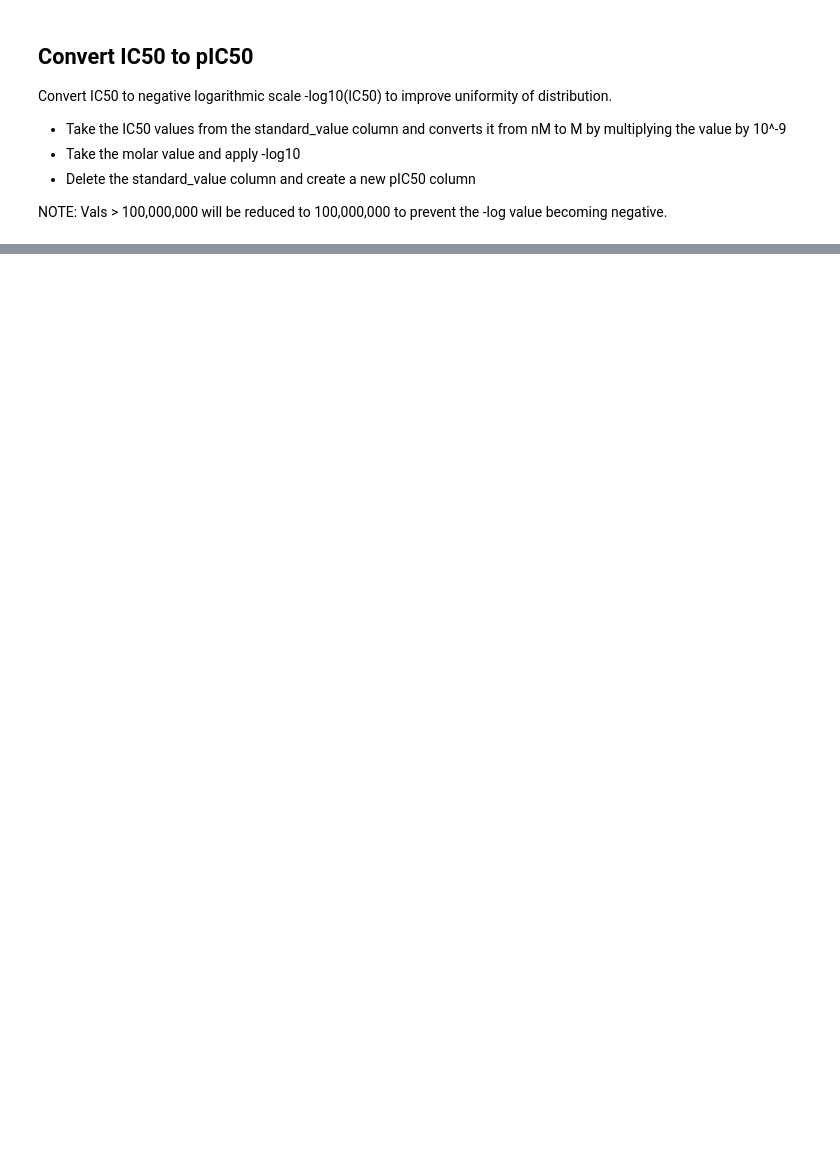
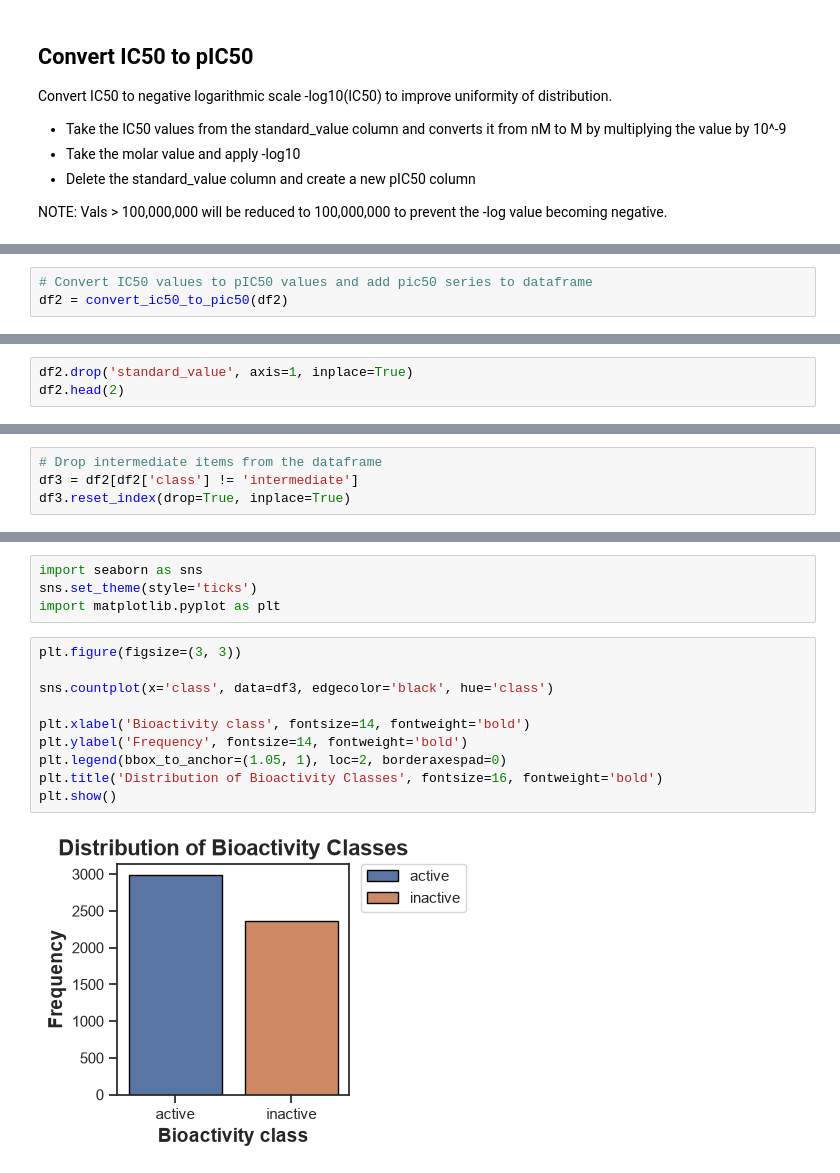
Before and after one commit to dsgeof/bio, a Jupyter notebook: bio2_acetylcholinesterase.ipynb, the cells around one changed output, grey strips where cells are left out. Saved outputs shown, nothing was run; the diff lists cells and outputs as text; blank space fills up the shorter version.

```diff
--- a/bio2_acetylcholinesterase.ipynb
+++ b/bio2_acetylcholinesterase.ipynb
@@ -157,0 +188,3 @@ Name: standard_value, dtype: float64
+# %%
+# Convert IC50 values to pIC50 values and add pic50 series to dataframe
+df2 = convert_ic50_to_pic50(df2)
@@ -157,0 +198,3 @@ Name: standard_value, dtype: float64
+# %%
+df2.drop('standard_value', axis=1, inplace=True)
+df2.head(2)
@@ -157,0 +227,4 @@ Name: standard_value, dtype: float64
+# %%
+# Drop intermediate items from the dataframe
+df3 = df2[df2['class'] != 'intermediate']
+df3.reset_index(drop=True, inplace=True)
@@ -157,0 +253,16 @@ Name: standard_value, dtype: float64
+# %%
+import seaborn as sns
+sns.set_theme(style='ticks')
+import matplotlib.pyplot as plt
+# %%
+plt.figure(figsize=(3, 3))
+
+sns.countplot(x='class', data=df3, edgecolor='black', hue='class')
+
+plt.xlabel('Bioactivity class', fontsize=14, fontweight='bold')
+plt.ylabel('Frequency', fontsize=14, fontweight='bold')
+plt.legend(bbox_to_anchor=(1.05, 1), loc=2, borderaxespad=0)
+plt.title('Distribution of Bioactivity Classes', fontsize=16, fontweight='bold')
+plt.show()
+# %% [output]
+[figure, added]
```
Also changed, not shown: parts of 34 cells of this notebook, 5 other files.
